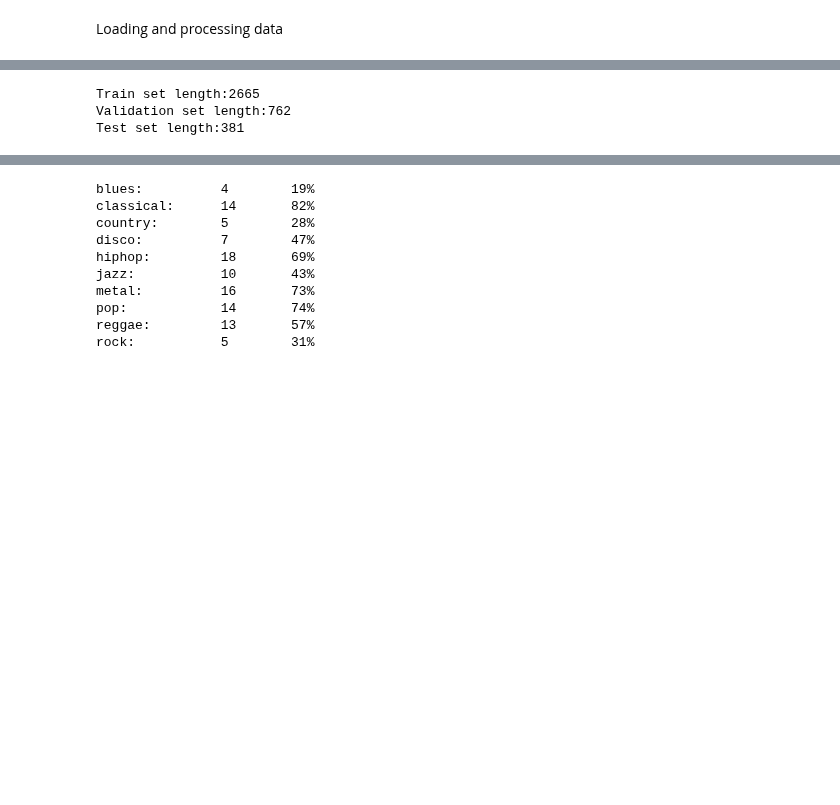
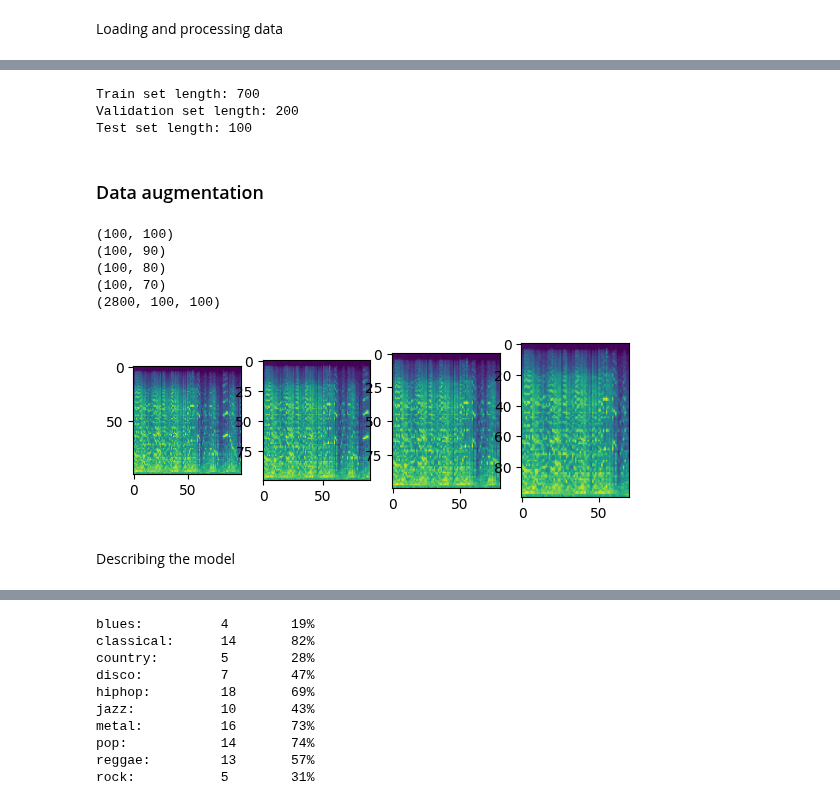
Before and after one commit to thdb-theo/AudioClassification, a Jupyter notebook: src/Model.ipynb, the cells around one changed output, grey strips where cells are left out. Saved outputs shown, nothing was run; the diff lists cells and outputs as text; code cells hidden in the pictures; blank space fills up the shorter version.

Commit message:
moved augmentation from audio to iamge

```diff
--- a/src/Model.ipynb
+++ b/src/Model.ipynb
@@ -53,13 +58,48 @@ show_image_from_each_class(images, genre_indices, use_n_genres)
 # %%
 from sklearn.model_selection import train_test_split
 
-# Splitting data into train, validation and test set
-x_train, x_test, y_train, y_test = train_test_split(images, labels, test_size=0.3, random_state=42)
+# Splitting data into train and test set
+x_train_simple, x_test, y_train_simple, y_test = train_test_split(images, labels, test_size=0.3, random_state=42)
 x_valid, x_test, y_valid, y_test = train_test_split(x_test, y_test, test_size=1.0/3)
-print("Train set length:" + str(len(x_train)))
-print("Validation set length:" + str(len(x_valid)))
-print("Test set length:" + str(len(x_test)))
+print("Train set length: " + str(len(x_train_simple)))
+print("Validation set length: " + str(len(x_valid)))
+print("Test set length: " + str(len(x_test)))
 # %% [output]
-Train set length:2665
-Validation set length:762
-Test set length:381
+Train set length: 700
+Validation set length: 200
+Test set length: 100
+# %% [markdown]
+### Data augmentation
+# %%
+stretch_percentages = [1, 0.9, 0.8, 0.7]
+x_train = np.zeros((x_train_simple.shape[0] * len(stretch_percentages), x_train_simple.shape[1], x_train_simple.shape[2]))
+y_train = np.repeat(y_train_simple, repeats=len(stretch_percentages), axis=0)
+i = 0
+fig, axs = plt.subplots(1, 4)
+
+for image in x_train_simple:
+    for stretch in stretch_percentages:
+        crop = image[:,:int(image.shape[0] * stretch)]
+        print(crop.shape)
+
+        streched = cv2.resize(crop, image.shape)
+        axs[i].imshow(crop)
+        x_train[i] = streched
+        i += 1
+    break
+
+print(x_train.shape)
+
+# ax1.imshow(x_train[0], cmap="gray")
+# ax2.imshow(x_train[1], cmap="gray")
+# ax3.imshow(x_train[2], cmap="gray")
+plt.show()
+# %% [output]
+(100, 100)
+(100, 90)
+(100, 80)
+(100, 70)
+(2800, 100, 100)
+[figure, added]
+# %% [markdown]
+Describing the model
```
Also changed, not shown: parts of 16 cells of this notebook, 1 other file.
